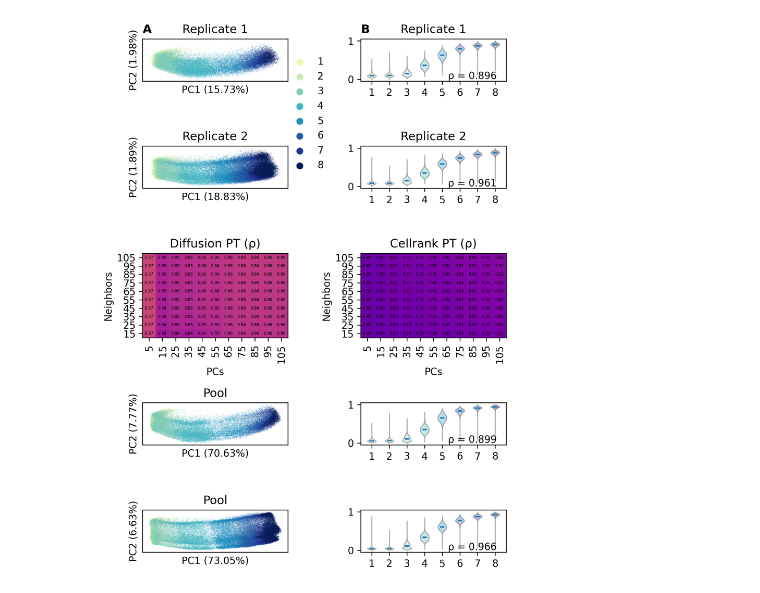
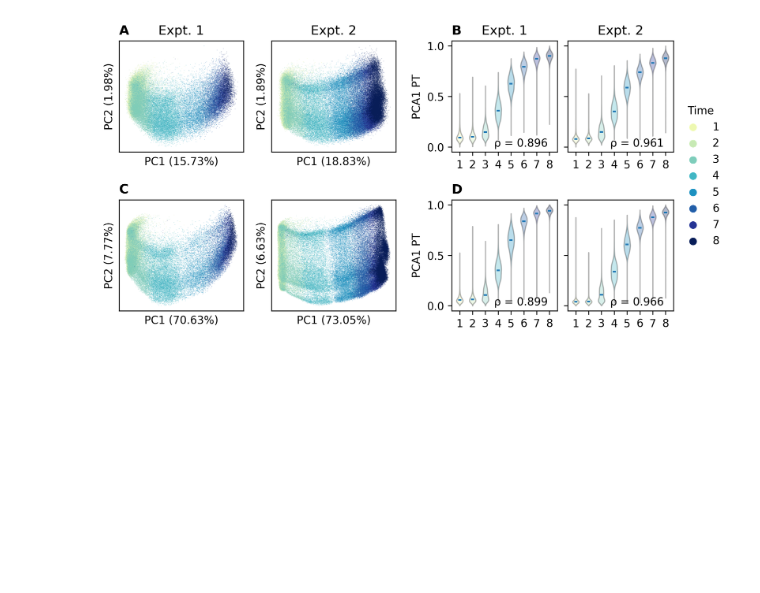
Before and after one commit to GreshamLab/jtb_2023_code, a Jupyter notebook: Figure_2.ipynb, the cells around one changed output. Drawn from its saved outputs; the diff is of its cells as text; code cells hidden in the pictures; blank space fills up the shorter version.

```diff
--- a/Figure_2.ipynb
+++ b/Figure_2.ipynb
@@ -100,44 +57,44 @@ def _pt_rho_heatmap(data, key, expt=1):
 # %%
 panel_labels = {'pca_1': "A",
-                'pca_2': "",
                 'pca_pt_1': "B",
-                'pca_pt_2': ""}
+                'pca_d1': "C",
+                'pca_pt_d1': "D"}
 
-panel_titles = {'pca_1': "Replicate 1",
-                'pca_2': "Replicate 2",
-                'pca_pt_1': "Replicate 1",
-                'pca_pt_2': "Replicate 2",
-                'pca_d1': "Replicate 1",
-                'pca_d2': "Replicate 2",
-                'pca_pt_d1': "Replicate 1",
-                'pca_pt_d2': "Replicate 2",}
+panel_titles = {'pca_1': "Expt. 1",
+                'pca_2': "Expt. 2",
+                'pca_pt_1': "Expt. 1",
+                'pca_pt_2': "Expt. 2",
+                'pca_d1': "",
+                'pca_d2': "",
+                'pca_pt_d1': "",
+                'pca_pt_d2': "",}
 
-layout = [['pca_1', 'pca_lgd', 'pca_pt_1'],
-          ['pca_2', 'pca_lgd', 'pca_pt_2'],
-          ['pca_d1', 'pca_dlgd', 'pca_pt_d1'],
-          ['pca_d2', 'pca_dlgd', 'pca_pt_d2']]
+layout = [['pca_1', '.', 'pca_2', '.', 'pca_pt_1', 'pca_pt_2', 'pca_lgd'],
+          ['pca_d1', '.', 'pca_d2', '.', 'pca_pt_d1', 'pca_pt_d2', 'pca_lgd']]
 
 fig_refs = {}
 
 fig, axd = plt.subplot_mosaic(layout,
-                              gridspec_kw=dict(width_ratios=[1, 0.5, 1],
-                                               height_ratios=[1, 1, 1, 1],
-                                               wspace=0),
-                              figsize=(6, 8), dpi=300)
-                              #constrained_layout=True)
-plt.subplots_adjust(wspace=0)
+                              gridspec_kw=dict(width_ratios=[1, 0.05, 1, 0.075, 0.85, 0.85, 0.15],
+                                               height_ratios=[1, 1],
+                                               wspace=0.01, hspace=0.025),
+                              figsize=(8, 4), dpi=300,
+                              constrained_layout=True)
 
 axd["pca_lgd"].axis('off')
-axd["pca_dlgd"].axis('off')
 
 
-def _plt_pt_violins(pdata, ax, pt_key):
+def _plt_pt_violins(pdata, ax, pt_key, include_labels=True):
     pca_pt_data = {k: v[pt_key] for k, v in pdata.obs[[pt_key, 'Pool']].groupby("Pool")}
     ref = ax.violinplot([pca_pt_data[j] for j in range(1,9)], showmeans=False, showmedians=True, showextrema=False)
     ax.set_xticks(np.arange(8) + 1, labels=np.arange(8) + 1)
+    ax.set_yticks([0.0, 0.5, 1.0], labels=[0.0, 0.5, 1.0] if include_labels else ['', '', ''])
+
+    if include_labels:
+        ax.set_ylabel("PCA1 PT")
 
     rho = spearman_rho_pools(pdata.obs['Pool'], pdata.obs[pt_key])
-    ax.annotate("ρ = " + f"{rho:.3f}", xy=(5, 0.2),  xycoords='data', xytext=(0.6, 0.05), textcoords='axes fraction')
+    ax.annotate("ρ = " + f"{rho:.3f}", xy=(5, 0.2),  xycoords='data', xytext=(0.4, 0.05), textcoords='axes fraction')
 
     for part, c in zip(ref['bodies'], pool_palette()):
         part.set_facecolor(c)
@@ -152,59 +109,39 @@ for i in range(1,3):
 
     pt_key = "pca_pt_" + str(i)
     pt_d_key = "pca_pt_d" + str(i)
 
     pca_data = data.expt_data[i, "WT"]
     pca_d_data = get_clean_anndata(pca_data)
     pca_d_data.obsm['X_pca'] = pca_data.obsm['denoised_pca'].copy()
     pca_d_data.uns['pca'] = pca_data.uns['denoised_pca'].copy()
 
 
     ### PANEL A ###
     fig_refs[pca_key] = sc.pl.pca(pca_data, ax=axd[pca_key],
                                   color="Pool", palette=pool_palette(),
                                   show=False, alpha=0.25, size=2, legend_loc='none',
                                   annotate_var_explained=True)
     fig_refs[pca_d_key] = sc.pl.pca(pca_d_data, ax=axd[pca_d_key],
                                     color="Pool", palette=pool_palette(),
                                     show=False, alpha=0.25, size=2, legend_loc='none',
                                     annotate_var_explained=True)
 
     ### PANEL B ###
-    fig_refs[pt_key] = _plt_pt_violins(pca_data, axd[pt_key], 'pca_pt')
-    fig_refs[pt_d_key] = _plt_pt_violins(pca_d_data, axd[pt_d_key], 'denoised_pca_pt')
+    fig_refs[pt_key] = _plt_pt_violins(pca_data, axd[pt_key], 'pca_pt', include_labels= i == 1)
+    fig_refs[pt_d_key] = _plt_pt_violins(pca_d_data, axd[pt_d_key], 'denoised_pca_pt', include_labels= i == 1)
 
-
-
-
-for pt, pt_key in [('Diffusion PT (ρ)', 'dpt_rho'), ('Cellrank PT (ρ)', 'cellrank_rho')]:
-    hm_data = _pt_rho_heatmap(data, pt_key)
-    fig_refs[pt_key] = axd[pt_key].imshow(hm_data, vmin=0.75, vmax=1.0,
-                                          cmap='plasma', aspect='auto', interpolation='nearest')
-    axd[pt_key].set_yticks(range(hm_data.shape[0]), labels=hm_data.index)
-    axd[pt_key].set_xticks(range(hm_data.shape[1]), labels=hm_data.columns, rotation=90, ha="center")
-    axd[pt_key].set_ylabel("Neighbors")
-    axd[pt_key].set_xlabel("PCs")
-    #axd[pt_key].set_xlim(-0.5, hm_data.shape[0] - 0.5)
-    #axd[pt_key].set_ylim(-0.5, hm_data.shape[1] - 0.5)
-    axd[pt_key].set_title(pt)
-
-    # https://stackoverflow.com/questions/11917547/how-to-annotate-heatmap-with-text-in-matplotlib
-    for y in range(hm_data.shape[0]):
-        for x in range(hm_data.shape[1]):
-            axd[pt_key].text(x, y, '%.2f' % hm_data.iloc[y, x],
-                             horizontalalignment='center',
-                             verticalalignment='center',
-                             size=4
-                     )
 
 fig_refs['pca_legend'] = add_legend(axd['pca_lgd'],
                                     pool_palette(),
-                                    data.all_data.obs['Pool'].dtype.categories.values)
+                                    data.all_data.obs['Pool'].dtype.categories.values,
+                                    title = "Time")
 
 for ax_id, label in panel_labels.items():
-    axd[ax_id].set_title(panel_titles[ax_id])
     axd[ax_id].set_title(label, loc='left', weight='bold')
 
-fig.tight_layout()
+for ax_id, label in panel_titles.items():
+    axd[ax_id].set_title(label)
+
+fig.savefig(FIGURE_2_FILE_NAME + ".png", facecolor="white")
 # %% [output]
-[figure, old version]
+[figure, new version]
```
Also changed, not shown: parts of 8 cells of this notebook, 14 other files.
